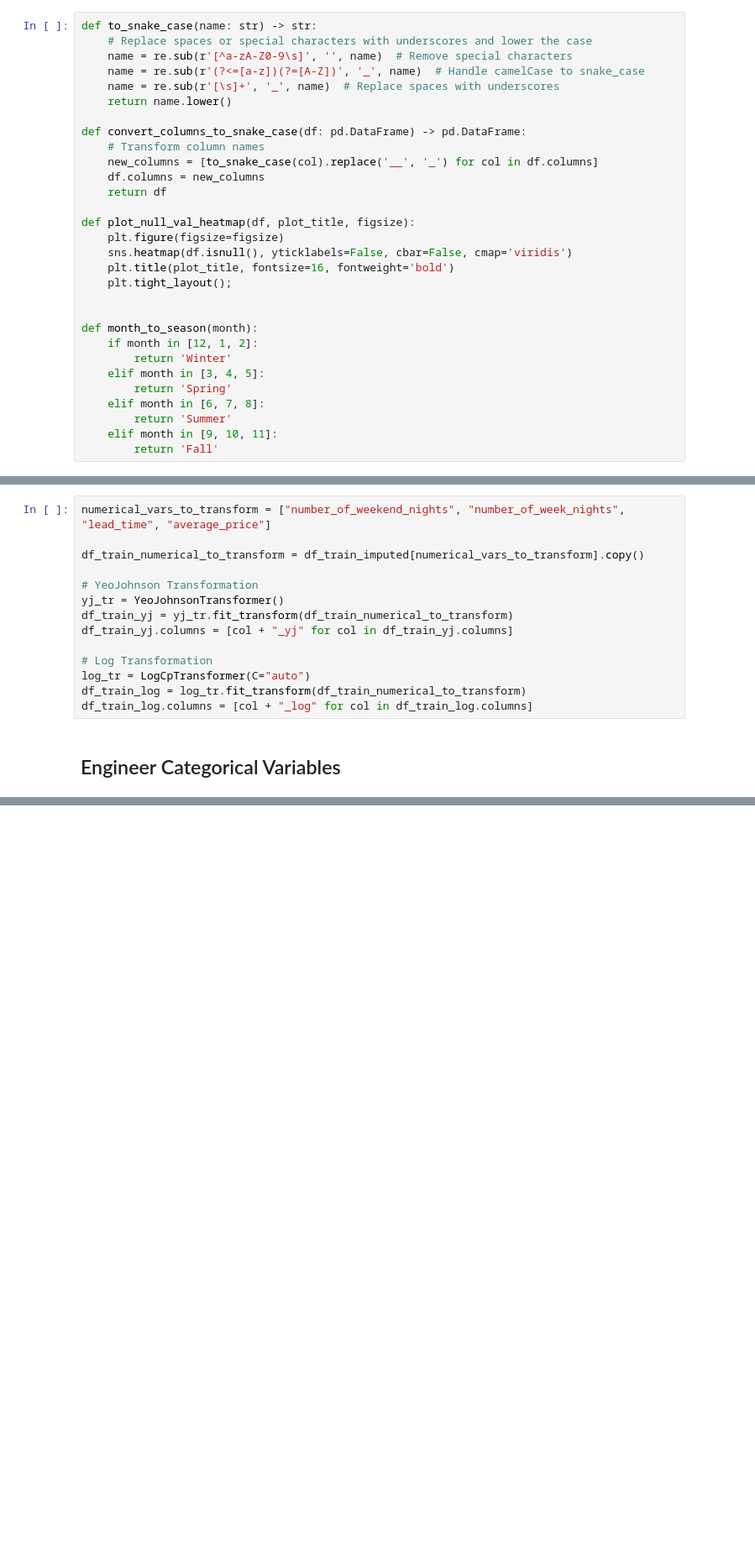
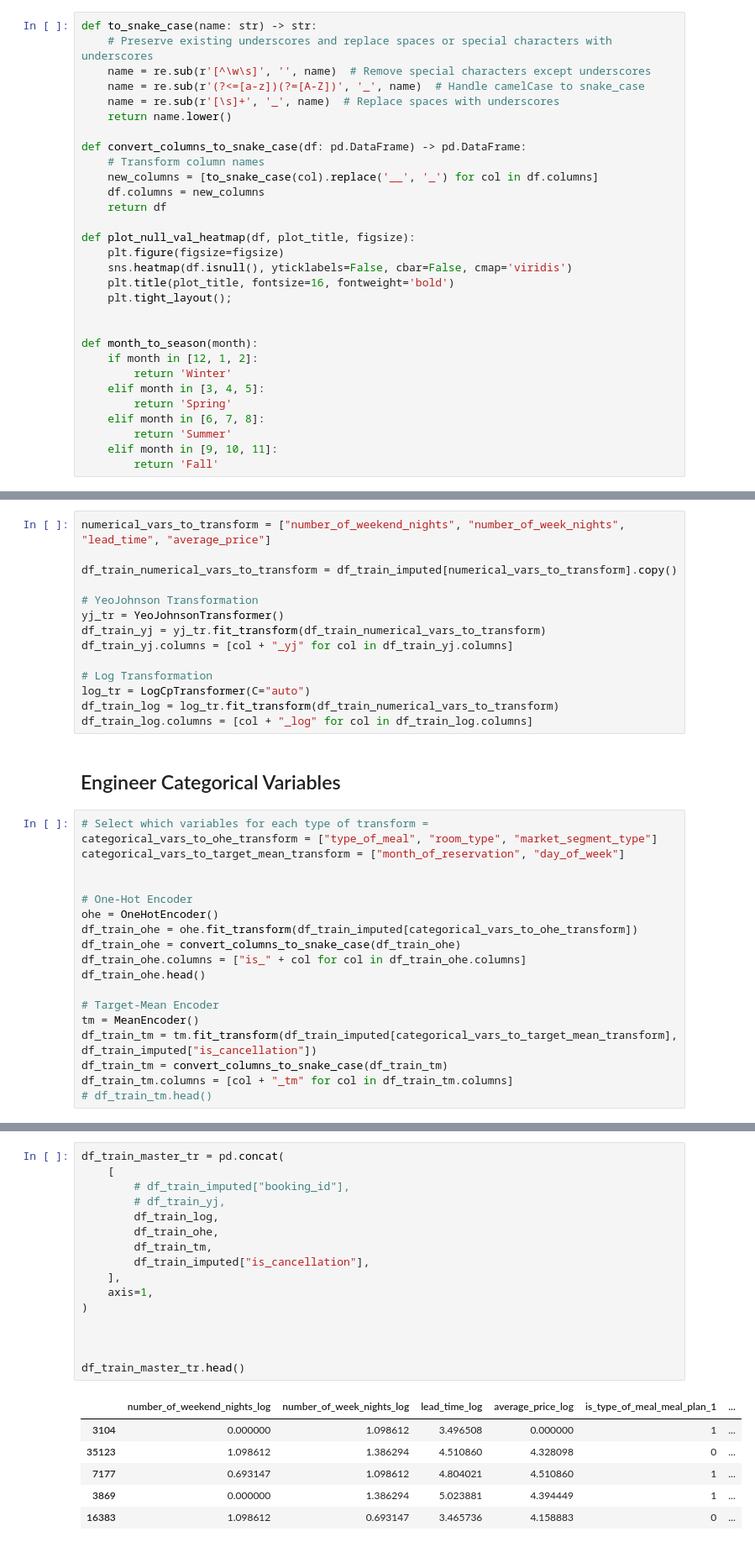
Before and after one commit to Morgan-Sell/no-vacancy, a Jupyter notebook: no_vacancy_eda.ipynb, the cells around one changed output, grey strips where cells are left out. Shown at 84% size. Saved outputs shown, nothing was run; the diff lists cells and outputs as text; blank space fills up the shorter version.

Commit message:
created validation transformation pipeline and almost completed model builds

```diff
--- a/no_vacancy_eda.ipynb
+++ b/no_vacancy_eda.ipynb
@@ -38,8 +38,8 @@ from feature_engine.transformation import YeoJohnsonTransformer, LogCpTransforme
 # UDF
 # %%
 def to_snake_case(name: str) -> str:
-    # Replace spaces or special characters with underscores and lower the case
-    name = re.sub(r'[^a-zA-Z0-9\s]', '', name)  # Remove special characters
+    # Preserve existing underscores and replace spaces or special characters with underscores
+    name = re.sub(r'[^\w\s]', '', name)  # Remove special characters except underscores
     name = re.sub(r'(?<=[a-z])(?=[A-Z])', '_', name)  # Handle camelCase to snake_case
     name = re.sub(r'[\s]+', '_', name)  # Replace spaces with underscores
     return name.lower()
@@ -456,16 +476,35 @@ dtype: int64
 # %%
 numerical_vars_to_transform = ["number_of_weekend_nights", "number_of_week_nights", "lead_time", "average_price"]
 
-df_train_numerical_to_transform = df_train_imputed[numerical_vars_to_transform].copy()
+df_train_numerical_vars_to_transform = df_train_imputed[numerical_vars_to_transform].copy()
 
 # YeoJohnson Transformation
 yj_tr = YeoJohnsonTransformer()
-df_train_yj = yj_tr.fit_transform(df_train_numerical_to_transform)
+df_train_yj = yj_tr.fit_transform(df_train_numerical_vars_to_transform)
 df_train_yj.columns = [col + "_yj" for col in df_train_yj.columns]
 
 # Log Transformation
 log_tr = LogCpTransformer(C="auto")
-df_train_log = log_tr.fit_transform(df_train_numerical_to_transform)
+df_train_log = log_tr.fit_transform(df_train_numerical_vars_to_transform)
 df_train_log.columns = [col + "_log" for col in df_train_log.columns]
 # %% [markdown]
 ## Engineer Categorical Variables
+# %%
+# Select which variables for each type of transform =
+categorical_vars_to_ohe_transform = ["type_of_meal", "room_type", "market_segment_type"]
+categorical_vars_to_target_mean_transform = ["month_of_reservation", "day_of_week"]
+
+
+# One-Hot Encoder
+ohe = OneHotEncoder()
+df_train_ohe = ohe.fit_transform(df_train_imputed[categorical_vars_to_ohe_transform])
+df_train_ohe = convert_columns_to_snake_case(df_train_ohe)
+df_train_ohe.columns = ["is_" + col for col in df_train_ohe.columns]
+df_train_ohe.head()
+
+# Target-Mean Encoder
+tm = MeanEncoder()
+df_train_tm = tm.fit_transform(df_train_imputed[categorical_vars_to_target_mean_transform], df_train_imputed["is_cancellation"])
+df_train_tm = convert_columns_to_snake_case(df_train_tm)
+df_train_tm.columns = [col + "_tm" for col in df_train_tm.columns]
+# df_train_tm.head()
@@ -471,0 +513,23 @@ df_train_log.columns = [col + "_log" for col in df_train_log.columns]
+# %%
+df_train_master_tr = pd.concat(
+    [
+        # df_train_imputed["booking_id"],
+        # df_train_yj,
+        df_train_log,
+        df_train_ohe,
+        df_train_tm,
+        df_train_imputed["is_cancellation"],
+    ],
+    axis=1,
+)
+
+
+
+df_train_master_tr.head()
+# %% [output]
+|  | number_of_weekend_nights_log | number_of_week_nights_log | lead_time_log | average_price_log | is_type_of_meal_meal_plan_1 | ... |
+| 3104 | 0.000000 | 1.098612 | 3.496508 | 0.000000 | 1 | ... |
+| 35123 | 1.098612 | 1.386294 | 4.510860 | 4.328098 | 0 | ... |
+| 7177 | 0.693147 | 1.098612 | 4.804021 | 4.510860 | 1 | ... |
+| 3869 | 0.000000 | 1.386294 | 5.023881 | 4.394449 | 1 | ... |
+| 16383 | 1.098612 | 0.693147 | 3.465736 | 4.158883 | 0 | ... |
```
Also changed, not shown: parts of 18 cells of this notebook.
